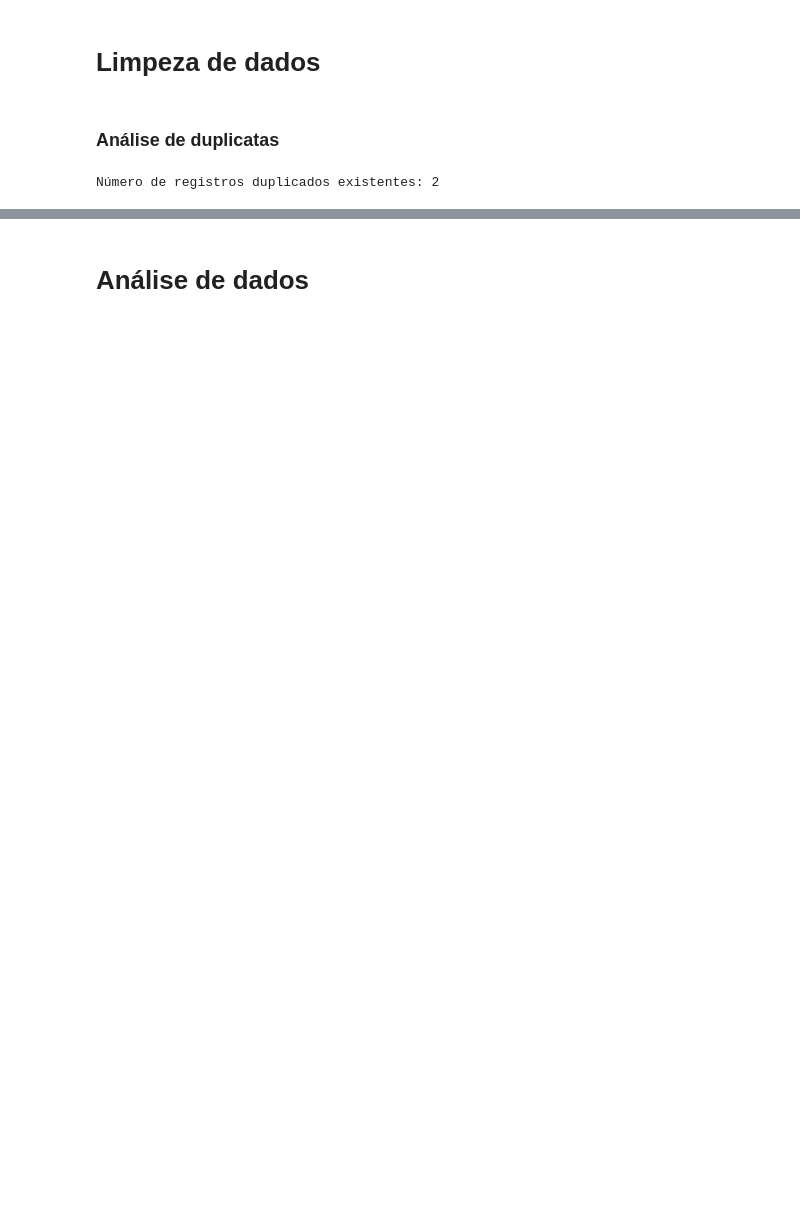
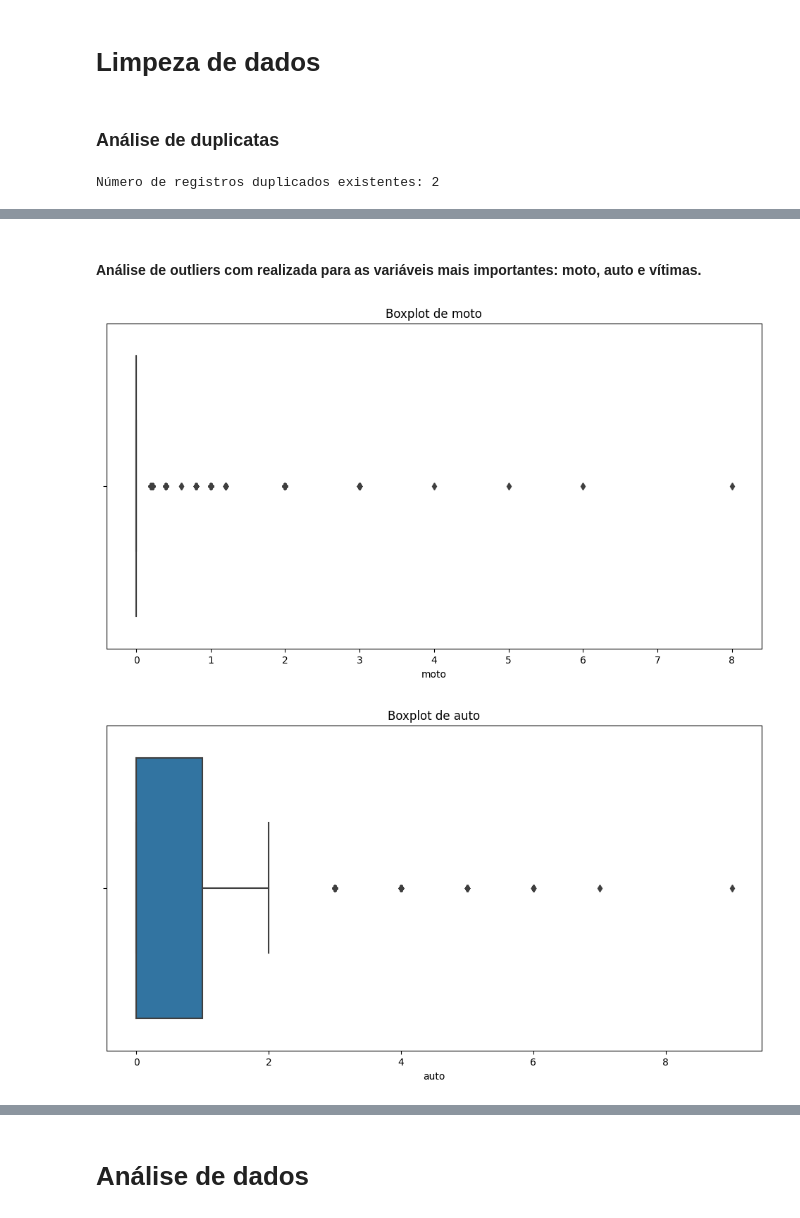
Before and after one commit to OtavioAugustoOliveira/DataScience_if697, a Jupyter notebook: projeto1.ipynb, the cells around one changed output, grey strips where cells are left out. Cells and saved outputs as stored; diff of their text form; code cells hidden in the pictures; blank space fills up the shorter version.

```diff
--- a/projeto1.ipynb
+++ b/projeto1.ipynb
@@ -437,2 +418,17 @@ Data columns (total 27 columns):
 dtypes: datetime64[ns](1), float64(13), object(13)
 memory usage: 8.7+ MB
+# %% [markdown]
+#### Análise de outliers com realizada para as variáveis mais importantes: moto, auto e vítimas.
+# %%
+# Lista das variáveis mais importantes
+important_vars = ['moto', 'auto']
+# Criar boxplots para cada variável
+for var in important_vars:
+    plt.figure(figsize=(12, 6))
+    sns.boxplot(x=df_acidentes[var])
+    plt.title(f'Boxplot de {var}')
+    plt.xlabel(var)
+    plt.show()
+# %% [output]
+[figure, added]
+[figure, added]
```
Also changed, not shown: parts of 27 cells of this notebook, 3 other files.
